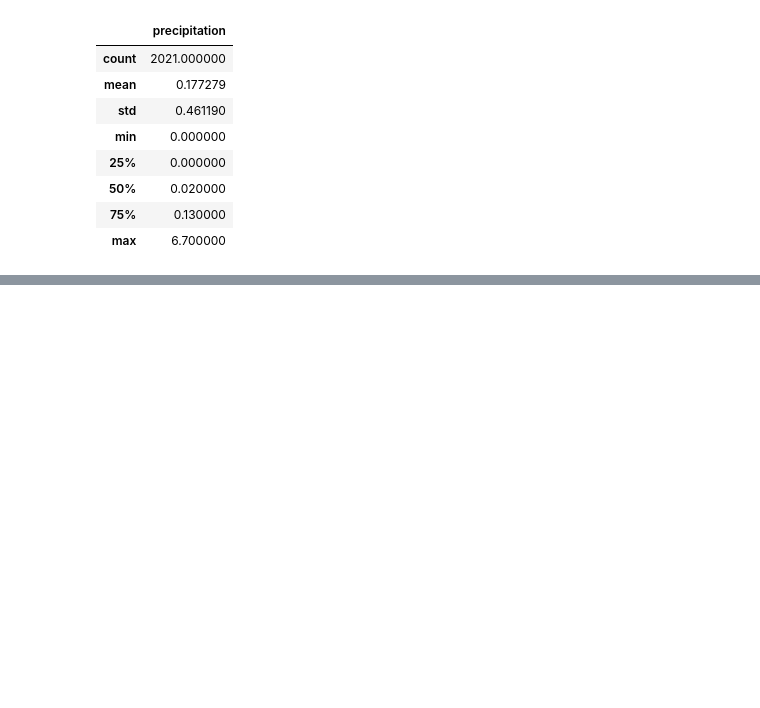
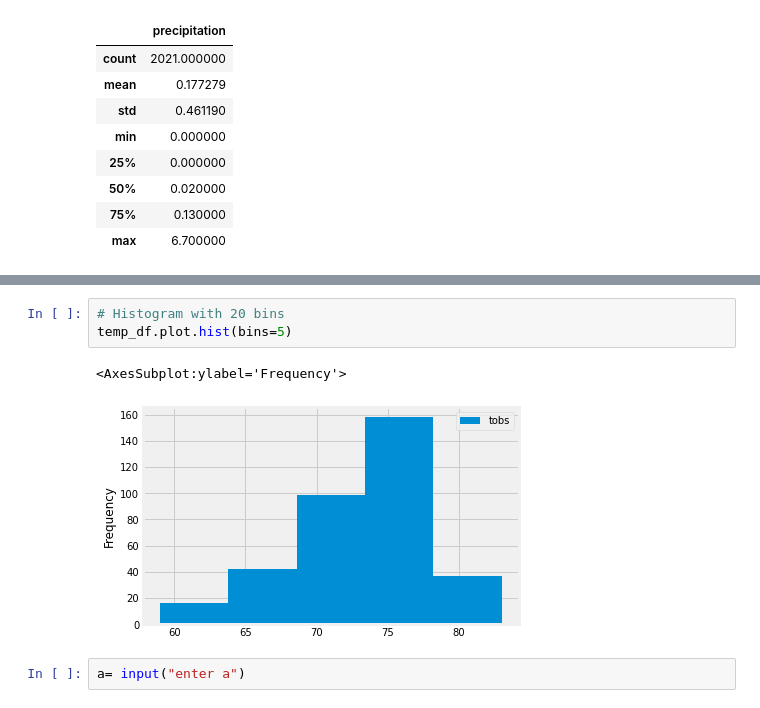
Before and after one commit to rajimuth/surfs-up, a Jupyter notebook: climate_analysis.ipynb, the cells around one changed output, grey strips where cells are left out. Saved outputs shown, nothing was run; the diff lists cells and outputs as text; blank space fills up the shorter version.

```diff
--- a/climate_analysis.ipynb
+++ b/climate_analysis.ipynb
@@ -263,0 +270,8 @@ temp_df.plot.hist(bins=12)
+# %%
+# Histogram with 20 bins
+temp_df.plot.hist(bins=5)
+# %% [output]
+<AxesSubplot:ylabel='Frequency'>
+[figure, added]
+# %%
+a= input("enter a")
```
Also changed, not shown: parts of 19 cells of this notebook, 12 other files.
